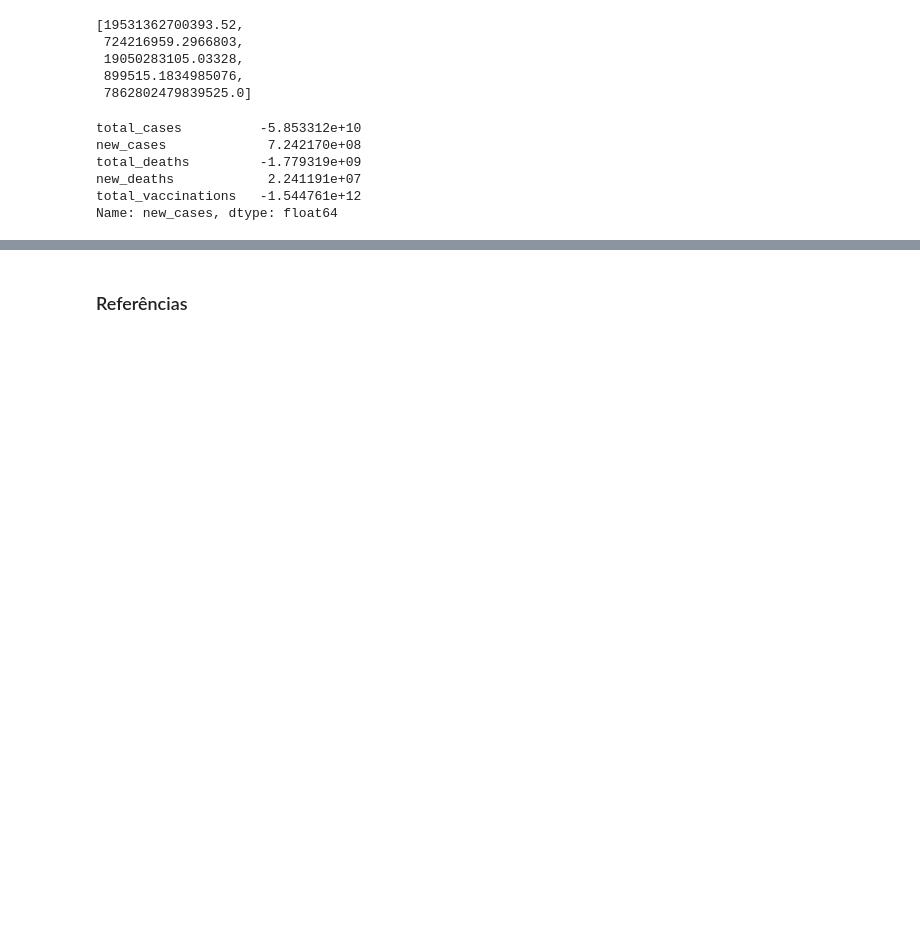
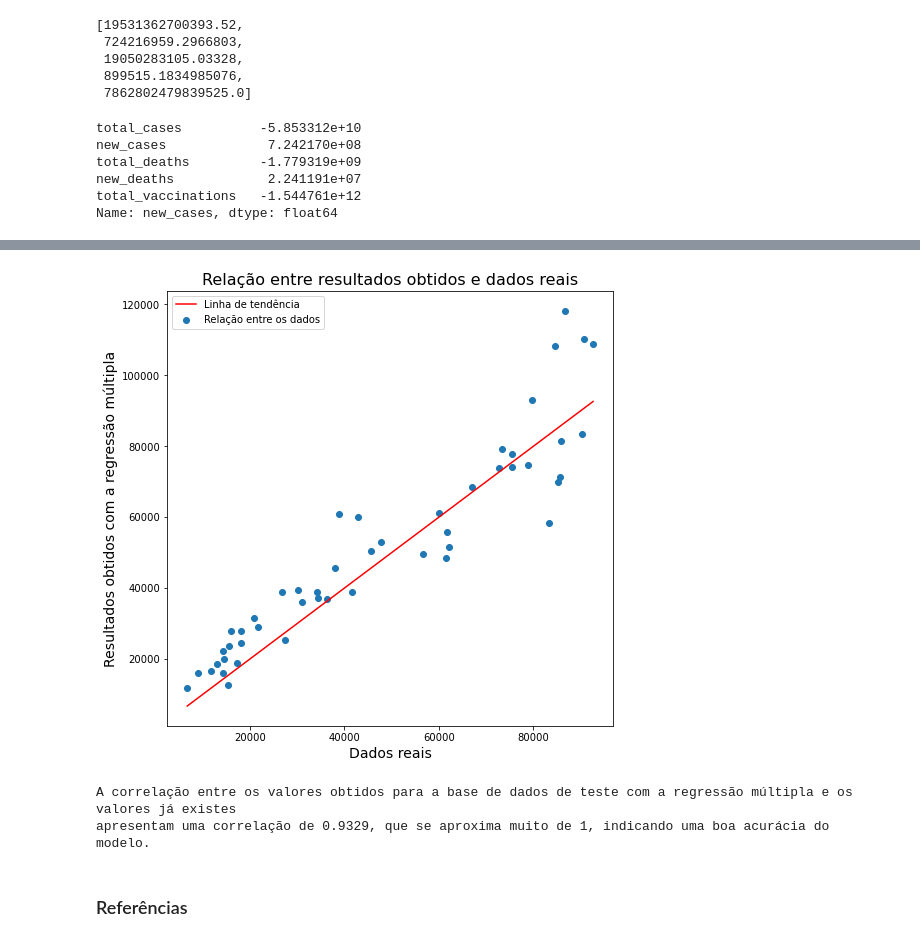
Before and after one commit to marlonsp/Projeto2-CiDados, a Jupyter notebook: Projeto2-CDados.ipynb, the cells around one changed output, grey strips where cells are left out. Drawn from its saved outputs; the diff is of its cells as text; code cells hidden in the pictures; blank space fills up the shorter version.

Commit message:
Aplicação dos resultados da regressão múltipla

```diff
--- a/Projeto2-CDados.ipynb
+++ b/Projeto2-CDados.ipynb
@@ -331,3 +331,32 @@ plt.show()
+# %%
+Y_test = []
+Y_data = test.new_cases.to_list()
+p_1 = test.total_vaccinations.to_list()
+p_2 = test.new_deaths.to_list()
+for i in range(len(p_1)):
+    Y_test.append(f(p_1[i], p_2[i]))
+
+plt.figure(figsize = (8,8))
+x_reta = [min(Y_data), max(Y_data)]
+plt.scatter(Y_data, Y_test, label = 'Relação entre os dados')
+plt.plot(x_reta, x_reta, color = 'r', label = 'Linha de tendência')
+plt.title("Relação entre resultados obtidos e dados reais", fontsize=16)
+plt.xlabel("Dados reais", fontsize=14)
+plt.ylabel("Resultados obtidos com a regressão múltipla", fontsize=14)
+plt.legend()
+plt.show()
+# %% [output]
+[figure, added]
+# %%
+Resultados = test['new_cases']
+Resultados = Resultados.to_frame()
+Resultados['new_cases_data'] = Y_test
+corr_tab = Resultados.corr()
+corr_results = corr_tab.loc['new_cases_data','new_cases']
+print('A correlação entre os valores obtidos para a base de dados de teste com a regressão múltipla e os valores já existes\napresentam uma correlação de {0:.4f}, que se aproxima muito de 1, indicando uma boa acurácia do modelo.'.format(corr_results))
+# %% [output]
+A correlação entre os valores obtidos para a base de dados de teste com a regressão múltipla e os valores já existes
+apresentam uma correlação de 0.9329, que se aproxima muito de 1, indicando uma boa acurácia do modelo.
 # %% [markdown]
 ### Referências
 # %% [markdown]
```
Also changed, not shown: parts of 6 cells of this notebook.
